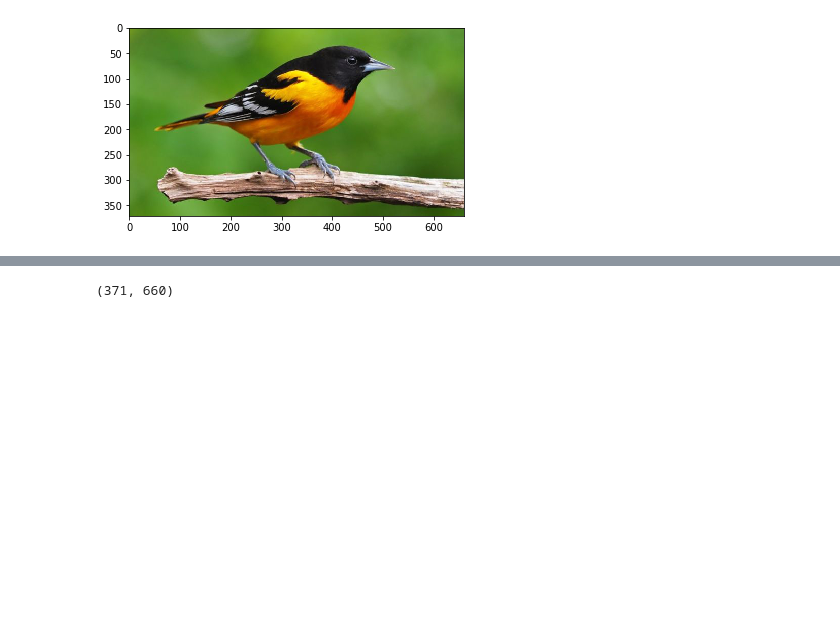
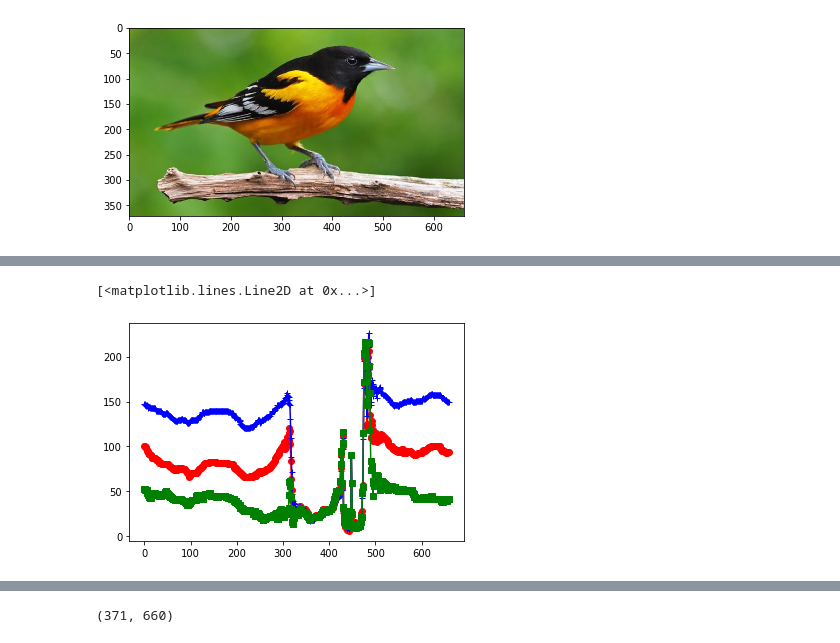
Before and after one commit to bblais/AI-and-Robotics-Fall-2019-Class-Notebooks, a Jupyter notebook: 2019-11-04 Image Examples.ipynb, the cells around one changed output, grey strips where cells are left out. Saved outputs shown, nothing was run; the diff lists cells and outputs as text; code cells hidden in the pictures; blank space fills up the shorter version.

```diff
--- a/2019-11-04 Image Examples.ipynb
+++ b/2019-11-04 Image Examples.ipynb
@@ -11,0 +17,9 @@ imshow(arr)
+# %%
+row=65
+red,blue,green=arr[row,:,0],arr[row,:,1],arr[row,:,2]
+plot(red,'ro-')
+plot(blue,'b+-')
+plot(green,'gs-')
+# %% [output]
+[<matplotlib.lines.Line2D at 0x...>]
+[figure, added]
```
Also changed, not shown: parts of 7 cells of this notebook, 1 other file.
